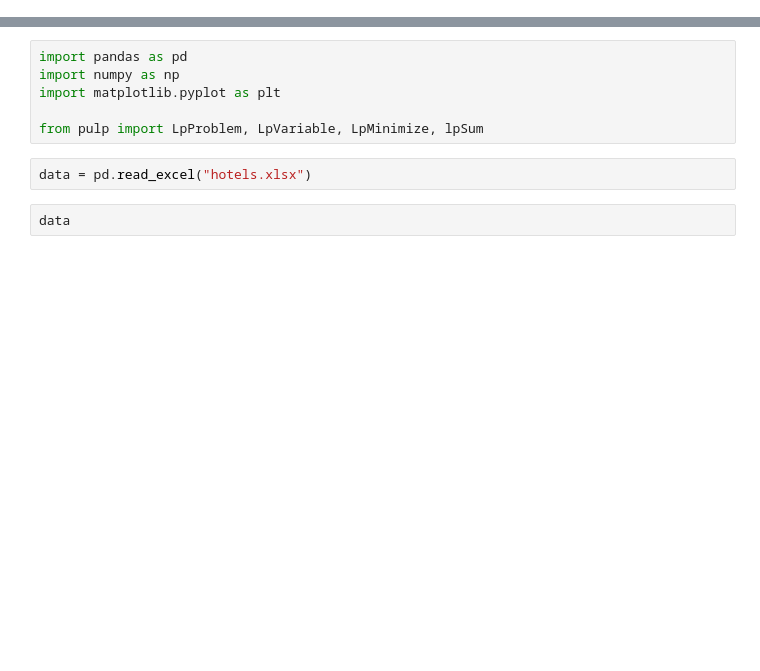
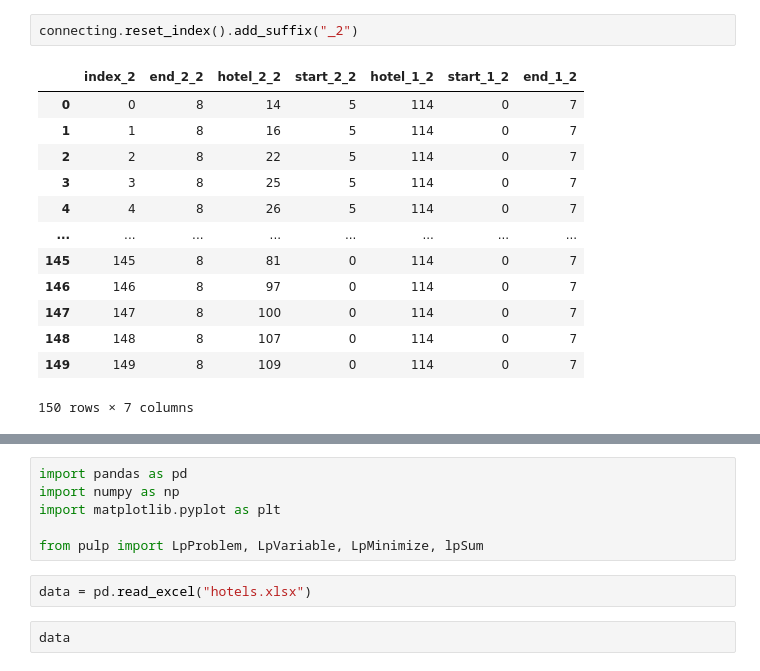
Before and after one commit to philipoedi/holiday-saver, a Jupyter notebook: Untitled.ipynb, the cells around one changed output, grey strips where cells are left out. Drawn from its saved outputs; the diff is of its cells as text; blank space fills up the shorter version.

```diff
--- a/Untitled.ipynb
+++ b/Untitled.ipynb
@@ -61,0 +262,16 @@ $$
+# %%
+connecting.reset_index().add_suffix("_2")
+# %% [output]
+|  | index_2 | end_2_2 | hotel_2_2 | start_2_2 | hotel_1_2 | start_1_2 | end_1_2 |
+| 0 | 0 | 8 | 14 | 5 | 114 | 0 | 7 |
+| 1 | 1 | 8 | 16 | 5 | 114 | 0 | 7 |
+| 2 | 2 | 8 | 22 | 5 | 114 | 0 | 7 |
+| 3 | 3 | 8 | 25 | 5 | 114 | 0 | 7 |
+| 4 | 4 | 8 | 26 | 5 | 114 | 0 | 7 |
+| ... | ... | ... | ... | ... | ... | ... | ... |
+| 145 | 145 | 8 | 81 | 0 | 114 | 0 | 7 |
+| 146 | 146 | 8 | 97 | 0 | 114 | 0 | 7 |
+| 147 | 147 | 8 | 100 | 0 | 114 | 0 | 7 |
+| 148 | 148 | 8 | 107 | 0 | 114 | 0 | 7 |
+| 149 | 149 | 8 | 109 | 0 | 114 | 0 | 7 |
+150 rows × 7 columns
```
Also changed, not shown: parts of 49 cells of this notebook, 1 other file.
